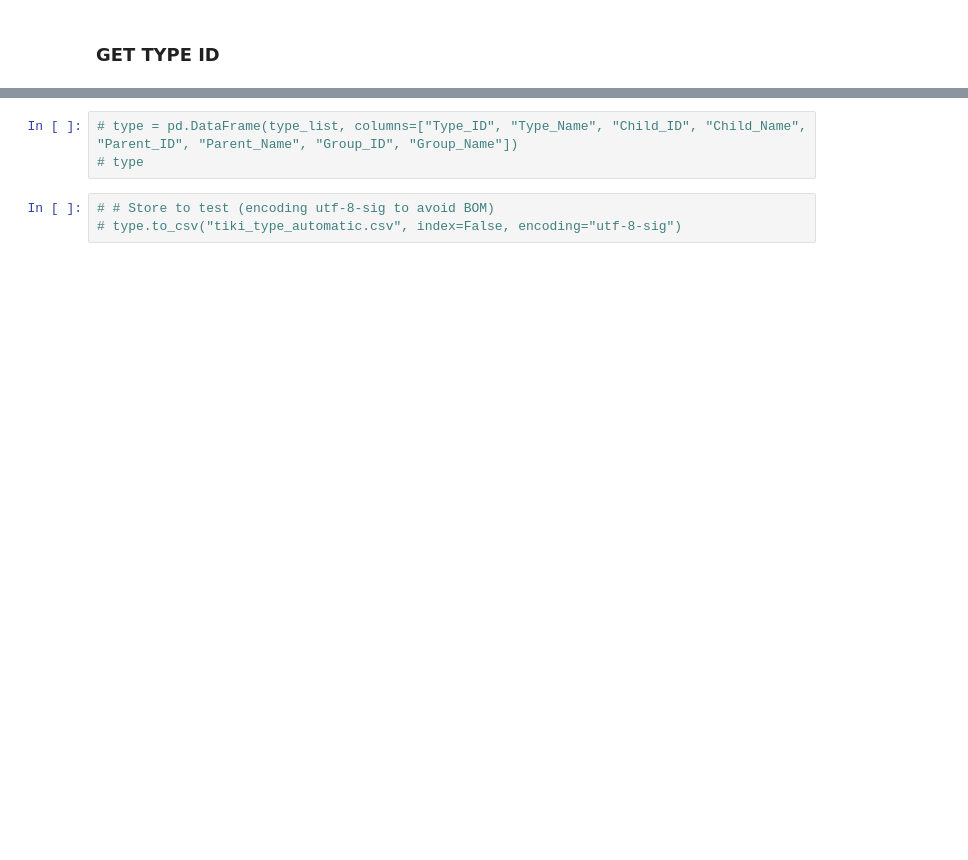
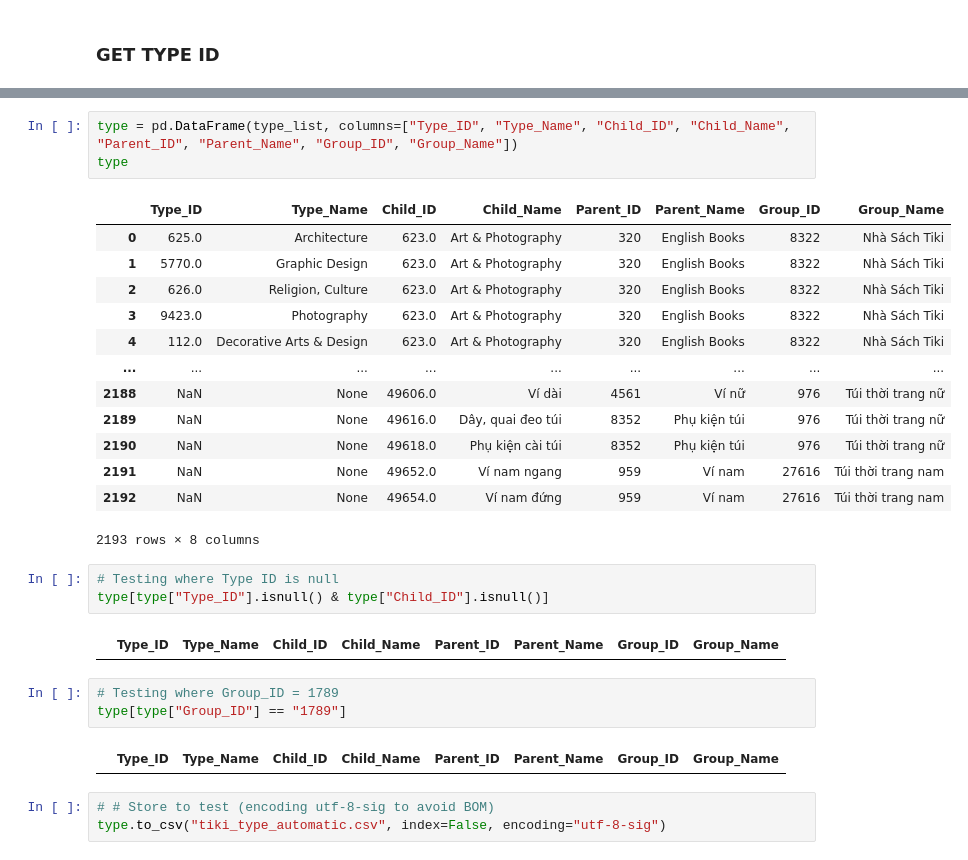
Before and after one commit to KieTuaNguyen/ETL_FinalYearProject, a Jupyter notebook: Tiki/APIProcess.ipynb, the cells around one changed output, grey strips where cells are left out. Cells and saved outputs as stored; diff of their text form; blank space fills up the shorter version.

Commit message:
Tiki_Data Integrity Issues (Type)

```diff
--- a/Tiki/APIProcess.ipynb
+++ b/Tiki/APIProcess.ipynb
@@ -150,6 +164,30 @@ child_category[child_category["Group_ID"] == "1789"]
 # %%
-# type = pd.DataFrame(type_list, columns=["Type_ID", "Type_Name", "Child_ID", "Child_Name", "Parent_ID", "Parent_Name", "Group_ID", "Group_Name"])
-# type
+type = pd.DataFrame(type_list, columns=["Type_ID", "Type_Name", "Child_ID", "Child_Name", "Parent_ID", "Parent_Name", "Group_ID", "Group_Name"])
+type
+# %% [output]
+|  | Type_ID | Type_Name | Child_ID | Child_Name | Parent_ID | Parent_Name | Group_ID | Group_Name |
+| 0 | 625.0 | Architecture | 623.0 | Art & Photography | 320 | English Books | 8322 | Nhà Sách Tiki |
+| 1 | 5770.0 | Graphic Design | 623.0 | Art & Photography | 320 | English Books | 8322 | Nhà Sách Tiki |
+| 2 | 626.0 | Religion, Culture | 623.0 | Art & Photography | 320 | English Books | 8322 | Nhà Sách Tiki |
+| 3 | 9423.0 | Photography | 623.0 | Art & Photography | 320 | English Books | 8322 | Nhà Sách Tiki |
+| 4 | 112.0 | Decorative Arts & Design | 623.0 | Art & Photography | 320 | English Books | 8322 | Nhà Sách Tiki |
+| ... | ... | ... | ... | ... | ... | ... | ... | ... |
+| 2188 | NaN | None | 49606.0 | Ví dài | 4561 | Ví nữ | 976 | Túi thời trang nữ |
+| 2189 | NaN | None | 49616.0 | Dây, quai đeo túi | 8352 | Phụ kiện túi | 976 | Túi thời trang nữ |
+| 2190 | NaN | None | 49618.0 | Phụ kiện cài túi | 8352 | Phụ kiện túi | 976 | Túi thời trang nữ |
+| 2191 | NaN | None | 49652.0 | Ví nam ngang | 959 | Ví nam | 27616 | Túi thời trang nam |
+| 2192 | NaN | None | 49654.0 | Ví nam đứng | 959 | Ví nam | 27616 | Túi thời trang nam |
+2193 rows × 8 columns
+# %%
+# Testing where Type ID is null
+type[type["Type_ID"].isnull() & type["Child_ID"].isnull()]
+# %% [output]
+|  | Type_ID | Type_Name | Child_ID | Child_Name | Parent_ID | Parent_Name | Group_ID | Group_Name |
+# %%
+# Testing where Group_ID = 1789
+type[type["Group_ID"] == "1789"]
+# %% [output]
+|  | Type_ID | Type_Name | Child_ID | Child_Name | Parent_ID | Parent_Name | Group_ID | Group_Name |
 # %%
 # # Store to test (encoding utf-8-sig to avoid BOM)
-# type.to_csv("tiki_type_automatic.csv", index=False, encoding="utf-8-sig")
+type.to_csv("tiki_type_automatic.csv", index=False, encoding="utf-8-sig")
```
Also changed, not shown: parts of 2 cells of this notebook, 1 other file.
